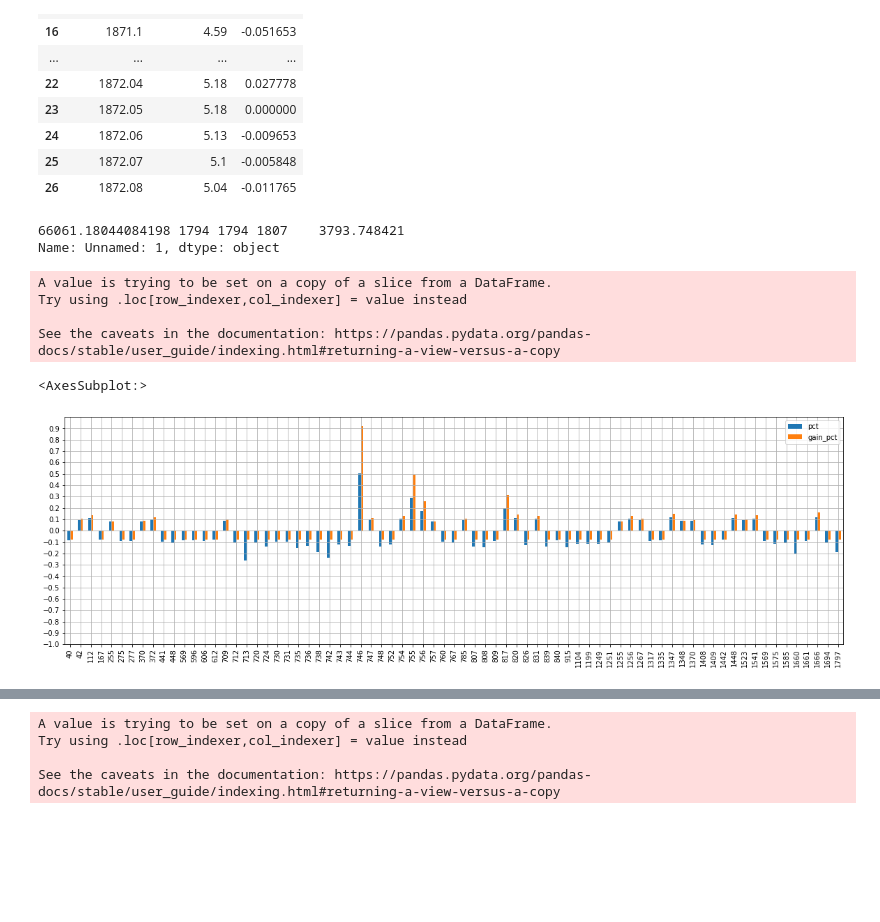
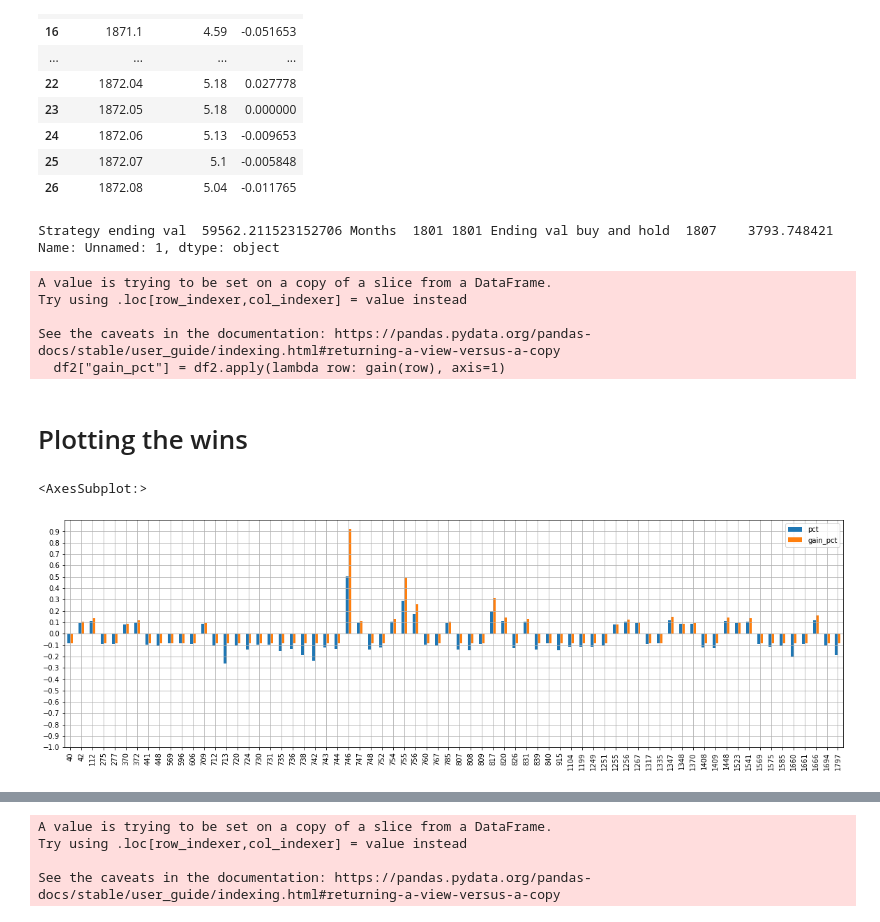
Before and after one commit to theashworld/optionsTinkering, a Jupyter notebook: options_barbell.ipynb, the cells around one changed output, grey strips where cells are left out. Drawn from its saved outputs; the diff is of its cells as text; code cells hidden in the pictures; blank space fills up the shorter version.

```diff
--- a/options_barbell.ipynb
+++ b/options_barbell.ipynb
@@ -8,7 +8,7 @@ import pandas_montecarlo
 # Shiller monthly data
 # %%
 # From shiller
-df = pd.read_excel("/Users/shan/Downloads/ie_data.xls", "Data")
+df = pd.read_excel("ie_data.xls", "Data")
 # %%
 df[7:].head(20)
 # %% [output]
@@ -34,5 +34,7 @@ df[7:].head(20)
 # get percent change m-o-m
 df2 = df[7:1808]
 df2["pct"] = pd.to_numeric(df2["Unnamed: 1"]).pct_change()
-df2["pct"].std()
+stdev = df2["pct"].std()
+# print stdev as percentage
+print("Stdev ", stdev * 100)
 # %% [output]
@@ -62,51 +65,70 @@ df2[["Unnamed: 0", "Unnamed: 1", "pct"]].head(20)
 | 25 | 1872.07 | 5.1 | -0.005848 |
 | 26 | 1872.08 | 5.04 | -0.011765 |
 # %%
-
 # For each month, if the change is greater than the threshold then add the gain, else subtract the loss.
 # Plain vanilla, rest is all invested in mkt, so gets market returns
 
-winThreshold = 8/100 # 2 SD
+winThreshold = 2 * stdev  # capture the tail
 multiplier = 2
-lossPerWeek = multiplier * 0.25/100 # 2 sided, remember. 0.25% per month is the typical cost
+# Cost, it is 2 sided, remember. 0.25% per month is the typical cost at 2 stdev
+costOfOptions = multiplier * 0.25 / 100
+
 
 def gain(row):
-    if row["pct"] > winThreshold:
-        retVal = (1 - lossPerWeek) * row["pct"] + (row["pct"] - winThreshold) * multiplier/2
-        return retVal
-    elif row["pct"] < -winThreshold:
-        retVal = (1 + lossPerWeek) * row["pct"] + (-row["pct"] - winThreshold) * multiplier/2
-        #print(row["pct"], retVal)
-        return retVal
-    elif row["pct"] < 0:
-        retVal = (1 + lossPerWeek) * row["pct"]
-        return retVal
-    else:
-        retVal = (1 - lossPerWeek) * row["pct"]
-        return retVal
+    if row["pct"] <= 0:
+        # Make sure polarity of cost of options always reduces returns
+        mainPfReturns = (1 + costOfOptions) * row["pct"]
+        optionReturns = 0
+        if row["pct"] < -winThreshold:
+            optionReturns = -row["pct"] - winThreshold * multiplier / 2
+        return mainPfReturns + optionReturns
+    elif row["pct"] > 0:
+        # Make sure polarity of cost of options always reduces returns
+        mainPfReturns = (1 - costOfOptions) * row["pct"]
+        optionReturns = 0
+        if row["pct"] > winThreshold:
+            optionReturns = row["pct"] - winThreshold * multiplier / 2
+        return mainPfReturns + optionReturns
+
 
 df2["gain_pct"] = df2.apply(lambda row: gain(row), axis=1)
-# shift the gain by 1 week for comparison
 portfolioVal = df2.head(1)["Unnamed: 1"].values[0]
 pfList = [portfolioVal]
-# iterate over all rows of df2
-for i,row in df2.shift(-1).iterrows():
-    # Check gain_pct is nan
+# shift the gain by 1 week for comparison and iterate over all rows of df2
+for i, row in df2.shift(-1).iterrows():
     if np.isnan(row["gain_pct"]):
         continue
-    portfolioVal += (portfolioVal*row["gain_pct"])
+    portfolioVal += portfolioVal * row["gain_pct"]
     pfList.append(portfolioVal)
-print(portfolioVal, len(pfList), len(df2), df2.tail(1)["Unnamed: 1"])
+print(
+    "Strategy ending val ",
+    portfolioVal,
+    "Months ",
+    len(pfList),
+    len(df2),
+    "Ending val buy and hold ",
+    df2.tail(1)["Unnamed: 1"],
+)
 # %% [output]
-66061.18044084198 1794 1794 1807    3793.748421
+Strategy ending val  59562.211523152706 Months  1801 1801 Ending val buy and hold  1807    3793.748421
 Name: Unnamed: 1, dtype: object
 A value is trying to be set on a copy of a slice from a DataFrame.
 Try using .loc[row_indexer,col_indexer] = value instead
 
 See the caveats in the documentation: https://pandas.pydata.org/pandas-docs/stable/user_guide/indexing.html#returning-a-view-versus-a-copy
+  df2["gain_pct"] = df2.apply(lambda row: gain(row), axis=1)
+# %% [markdown]
+# Plotting the wins
 # %%
-#df2[["pct", "gain_pct"]].tail(100).plot(kind='bar', ylim=(-1,1), figsize=(20,6), grid=True, yticks=tuple(np.arange(-1, 1, .1)))
-df2[(df2['pct'] > winThreshold) | (df2['pct'] < -winThreshold)][["pct", "gain_pct"]].plot(kind='bar', ylim=(-1,1), figsize=(20,6), grid=True, yticks=tuple(np.arange(-1, 1, .1)))
+df2[(df2["pct"] > winThreshold) | (df2["pct"] < -winThreshold)][
+    ["pct", "gain_pct"]
+].plot(
+    kind="bar",
+    ylim=(-1, 1),
+    figsize=(20, 6),
+    grid=True,
+    yticks=tuple(np.arange(-1, 1, 0.1)),
+)
 # %% [output]
 <AxesSubplot:>
-[figure, old version]
+[figure, new version]
```
Also changed, not shown: parts of 12 cells of this notebook.
